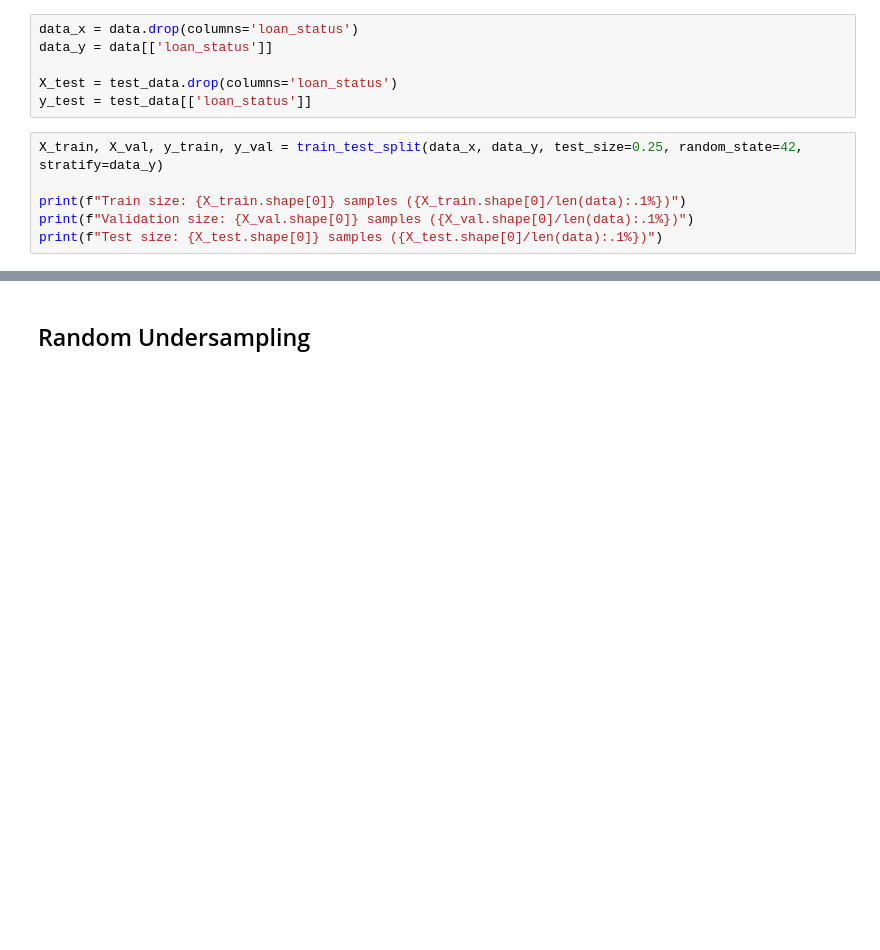
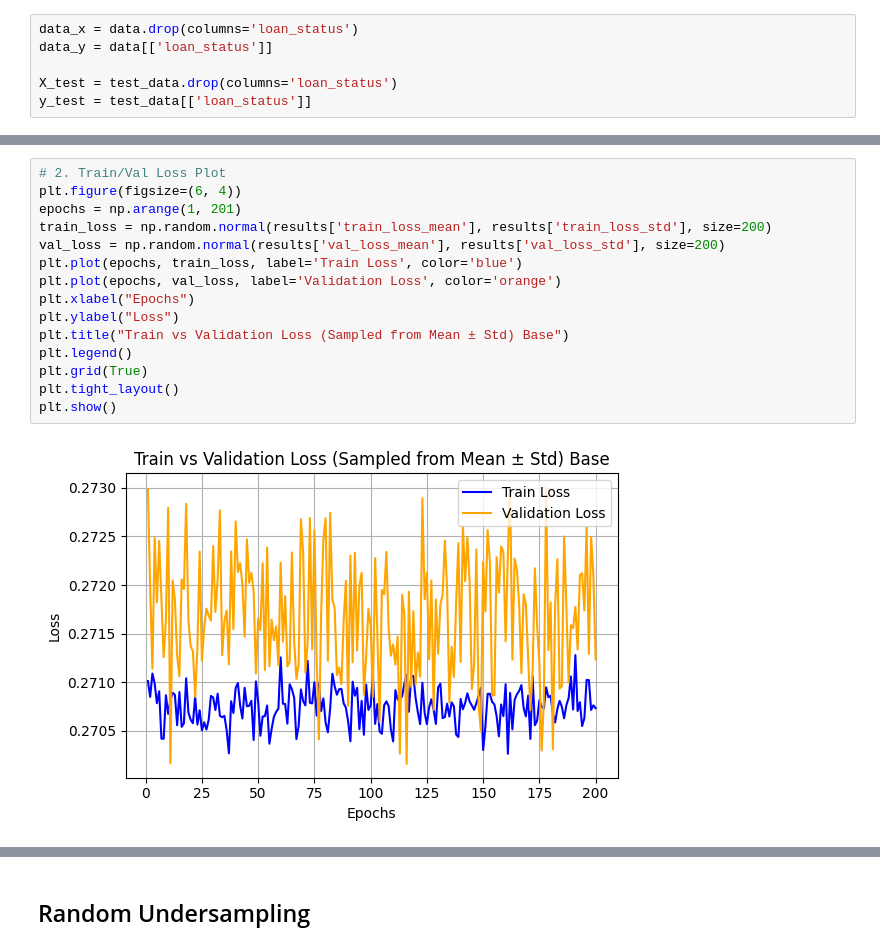
Before and after one commit to Seungminin/Data_Analysis_lending-club, a Jupyter notebook: Paper_code/Modeling_evaluation.ipynb, the cells around one changed output, grey strips where cells are left out. Cells and saved outputs as stored; diff of their text form; blank space fills up the shorter version.

```diff
--- a/Paper_code/Modeling_evaluation.ipynb
+++ b/Paper_code/Modeling_evaluation.ipynb
@@ -74,9 +80,3 @@ data_y = data[['loan_status']]
 
 X_test = test_data.drop(columns='loan_status')
 y_test = test_data[['loan_status']]
-# %%
-X_train, X_val, y_train, y_val = train_test_split(data_x, data_y, test_size=0.25, random_state=42, stratify=data_y)
-
-print(f"Train size: {X_train.shape[0]} samples ({X_train.shape[0]/len(data):.1%})")
-print(f"Validation size: {X_val.shape[0]} samples ({X_val.shape[0]/len(data):.1%})")
-print(f"Test size: {X_test.shape[0]} samples ({X_test.shape[0]/len(data):.1%})")
@@ -164,0 +206,17 @@ plot_evaluation_curves(fpr, tpr, auc_roc, recall, precision, auc_prc)
+# %%
+# 2. Train/Val Loss Plot
+plt.figure(figsize=(6, 4))
+epochs = np.arange(1, 201)
+train_loss = np.random.normal(results['train_loss_mean'], results['train_loss_std'], size=200)
+val_loss = np.random.normal(results['val_loss_mean'], results['val_loss_std'], size=200)
+plt.plot(epochs, train_loss, label='Train Loss', color='blue')
+plt.plot(epochs, val_loss, label='Validation Loss', color='orange')
+plt.xlabel("Epochs")
+plt.ylabel("Loss")
+plt.title("Train vs Validation Loss (Sampled from Mean ± Std) Base")
+plt.legend()
+plt.grid(True)
+plt.tight_layout()
+plt.show()
+# %% [output]
+[figure, added]
```
Also changed, not shown: parts of 18 cells of this notebook.
